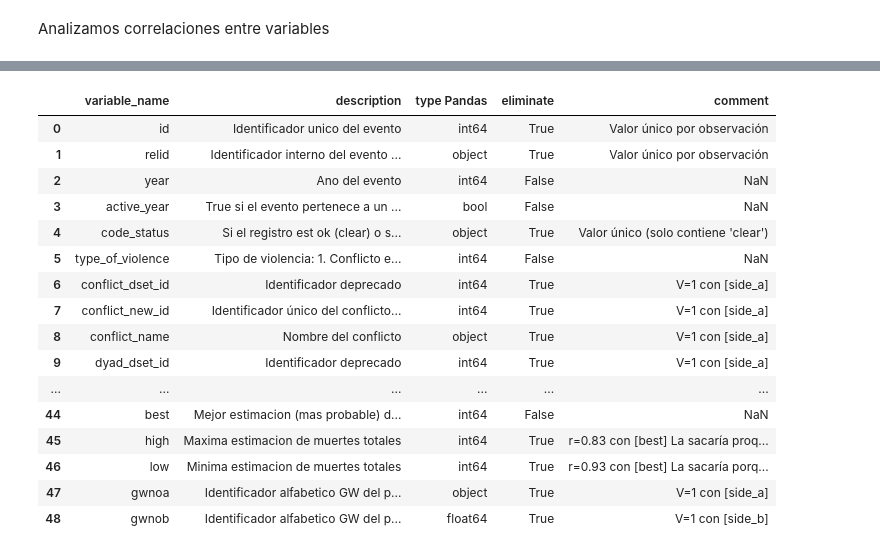
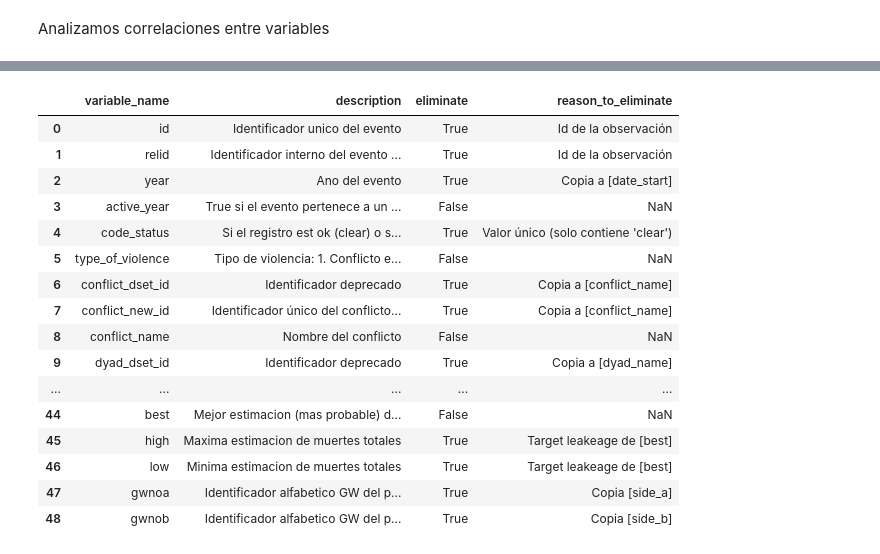
Before and after one commit to jpskobalski/tp_analisis_de_datos, a Jupyter notebook: notebooks/Variable_selection.ipynb, the cells around one changed output, grey strips where cells are left out. Saved outputs shown, nothing was run; the diff lists cells and outputs as text; code cells hidden in the pictures.

```diff
--- a/notebooks/Variable_selection.ipynb
+++ b/notebooks/Variable_selection.ipynb
@@ -112,21 +168,21 @@ print(coincidences)
 # %%
-variables=pd.read_csv("data/variables.csv", encoding="utf-8", sep=";")
+variables=pd.read_csv("/home/ronald/tp_analisis_de_datos/data/variables.csv", encoding="utf-8", sep=';')
 variables
 # %% [output]
-|  | variable_name | description | type Pandas | eliminate | comment |
-| 0 | id | Identificador unico del evento | int64 | True | Valor único por observación |
-| 1 | relid | Identificador interno del evento ... | object | True | Valor único por observación |
-| 2 | year | Ano del evento | int64 | False | NaN |
-| 3 | active_year | True si el evento pertenece a un ... | bool | False | NaN |
-| 4 | code_status | Si el registro est ok (clear) o s... | object | True | Valor único (solo contiene 'clear') |
-| 5 | type_of_violence | Tipo de violencia: 1. Conflicto e... | int64 | False | NaN |
-| 6 | conflict_dset_id | Identificador deprecado | int64 | True | V=1 con [side_a] |
-| 7 | conflict_new_id | Identificador único del conflicto... | int64 | True | V=1 con [side_a] |
-| 8 | conflict_name | Nombre del conflicto | object | True | V=1 con [side_a] |
-| 9 | dyad_dset_id | Identificador deprecado | int64 | True | V=1 con [side_a] |
-| ... | ... | ... | ... | ... | ... |
-| 44 | best | Mejor estimacion (mas probable) d... | int64 | False | NaN |
-| 45 | high | Maxima estimacion de muertes totales | int64 | True | r=0.83 con [best] La sacaría proq... |
-| 46 | low | Minima estimacion de muertes totales | int64 | True | r=0.93 con [best] La sacaría porq... |
-| 47 | gwnoa | Identificador alfabetico GW del p... | object | True | V=1 con [side_a] |
-| 48 | gwnob | Identificador alfabetico GW del p... | float64 | True | V=1 con [side_b] |
+|  | variable_name | description | eliminate | reason_to_eliminate |
+| 0 | id | Identificador unico del evento | True | Id de la observación |
+| 1 | relid | Identificador interno del evento ... | True | Id de la observación |
+| 2 | year | Ano del evento | True | Copia a [date_start] |
+| 3 | active_year | True si el evento pertenece a un ... | False | NaN |
+| 4 | code_status | Si el registro est ok (clear) o s... | True | Valor único (solo contiene 'clear') |
+| 5 | type_of_violence | Tipo de violencia: 1. Conflicto e... | False | NaN |
+| 6 | conflict_dset_id | Identificador deprecado | True | Copia a [conflict_name] |
+| 7 | conflict_new_id | Identificador único del conflicto... | True | Copia a [conflict_name] |
+| 8 | conflict_name | Nombre del conflicto | False | NaN |
+| 9 | dyad_dset_id | Identificador deprecado | True | Copia a [dyad_name] |
+| ... | ... | ... | ... | ... |
+| 44 | best | Mejor estimacion (mas probable) d... | False | NaN |
+| 45 | high | Maxima estimacion de muertes totales | True | Target leakeage de [best] |
+| 46 | low | Minima estimacion de muertes totales | True | Target leakeage de [best] |
+| 47 | gwnoa | Identificador alfabetico GW del p... | True | Copia [side_a] |
+| 48 | gwnob | Identificador alfabetico GW del p... | True | Copia [side_b] |
```
Also changed, not shown: parts of 20 cells of this notebook, 5 other files.
